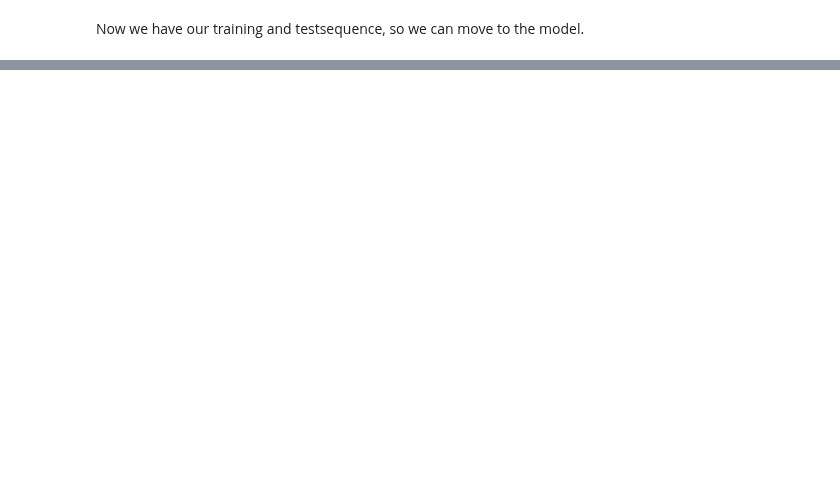
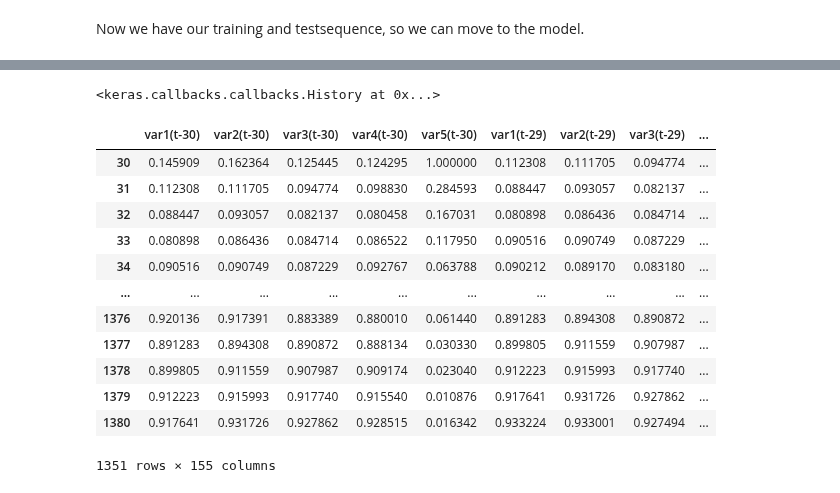
Before and after one commit to vagabundoo/predicting_financial_markets_deep_learning, a Jupyter notebook: workflow/01-02-retry-univariate-timeseries.ipynb, the cells around one changed output, grey strips where cells are left out. Drawn from its saved outputs; the diff is of its cells as text; code cells hidden in the pictures; blank space fills up the shorter version.

Commit message:
prototyping done. Tested library for technical indicators, works great. Starting to write script for data preprocessing

```diff
--- a/workflow/01-02-retry-univariate-timeseries.ipynb
+++ b/workflow/01-02-retry-univariate-timeseries.ipynb
@@ -106,10 +129,10 @@ train.shape[1]
 # %% [markdown]
 Now we have our training and testsequence, so we can move to the model.
 # %%
-n_features = train.shape[1]
+# n_features = train.shape[1]
 
 model1 = Sequential([
-    layers.LSTM(100, activation='relu'), #, input_shape=(length, n_features)
+    layers.LSTM(100, activation='relu', input_shape=(1105, 20 ,5)),
 ])
 
 # layers.Dropout(0.5),
@@ -133,0 +173,16 @@ RuntimeError: You must compile your model before using it.
+# %%
+n_features
+input_feature= dataSc.iloc[:,:n_features].values
+input_data = input_feature
+stock_data = dataSc
+# %%
+lookback = 50
+test_size=int(.3 * len(stock_data))
+X=[]
+y=[]
+for i in range(len(stock_data)-lookback-1):
+    t=[]
+    for j in range(0,lookback):
+        t.append(input_data[[(i+j)], :])
+    X.append(t)
+    y.append(input_data[i+ lookback,0])
@@ -133,0 +229,43 @@ RuntimeError: You must compile your model before using it.
+# %%
+model.fit(X, y, epochs=10, batch_size=32, verbose=0)
+# %% [output]
+<keras.callbacks.callbacks.History at 0x...>
+# %%
+def series_to_supervised(data, n_in=1, n_out=1, dropnan=True):
+	n_vars = 1 if type(data) is list else data.shape[1]
+	df = pd.DataFrame(data)
+	cols, names = list(), list()
+	# input sequence (t-n, ... t-1)
+	for i in range(n_in, 0, -1):
+		cols.append(df.shift(i))
+		names += [('var%d(t-%d)' % (j+1, i)) for j in range(n_vars)]
+	# forecast sequence (t, t+1, ... t+n)
+	for i in range(0, n_out):
+		cols.append(df.shift(-i))
+		if i == 0:
+			names += [('var%d(t)' % (j+1)) for j in range(n_vars)]
+		else:
+			names += [('var%d(t+%d)' % (j+1, i)) for j in range(n_vars)]
+	# put it all together
+	agg = pd.concat(cols, axis=1)
+	agg.columns = names
+	# drop rows with NaN values
+	if dropnan:
+		agg.dropna(inplace=True)
+	return agg
+# %%
+series_to_supervised(dataSc, n_in=30, n_out=1)
+# %% [output]
+|  | var1(t-30) | var2(t-30) | var3(t-30) | var4(t-30) | var5(t-30) | var1(t-29) | var2(t-29) | var3(t-29) | ... |
+| 30 | 0.145909 | 0.162364 | 0.125445 | 0.124295 | 1.000000 | 0.112308 | 0.111705 | 0.094774 | ... |
+| 31 | 0.112308 | 0.111705 | 0.094774 | 0.098830 | 0.284593 | 0.088447 | 0.093057 | 0.082137 | ... |
+| 32 | 0.088447 | 0.093057 | 0.082137 | 0.080458 | 0.167031 | 0.080898 | 0.086436 | 0.084714 | ... |
+| 33 | 0.080898 | 0.086436 | 0.084714 | 0.086522 | 0.117950 | 0.090516 | 0.090749 | 0.087229 | ... |
+| 34 | 0.090516 | 0.090749 | 0.087229 | 0.092767 | 0.063788 | 0.090212 | 0.089170 | 0.083180 | ... |
+| ... | ... | ... | ... | ... | ... | ... | ... | ... | ... |
+| 1376 | 0.920136 | 0.917391 | 0.883389 | 0.880010 | 0.061440 | 0.891283 | 0.894308 | 0.890872 | ... |
+| 1377 | 0.891283 | 0.894308 | 0.890872 | 0.888134 | 0.030330 | 0.899805 | 0.911559 | 0.907987 | ... |
+| 1378 | 0.899805 | 0.911559 | 0.907987 | 0.909174 | 0.023040 | 0.912223 | 0.915993 | 0.917740 | ... |
+| 1379 | 0.912223 | 0.915993 | 0.917740 | 0.915540 | 0.010876 | 0.917641 | 0.931726 | 0.927862 | ... |
+| 1380 | 0.917641 | 0.931726 | 0.927862 | 0.928515 | 0.016342 | 0.933224 | 0.933001 | 0.927494 | ... |
+1351 rows × 155 columns
```
Also changed, not shown: parts of 64 cells of this notebook, 5 other files.
